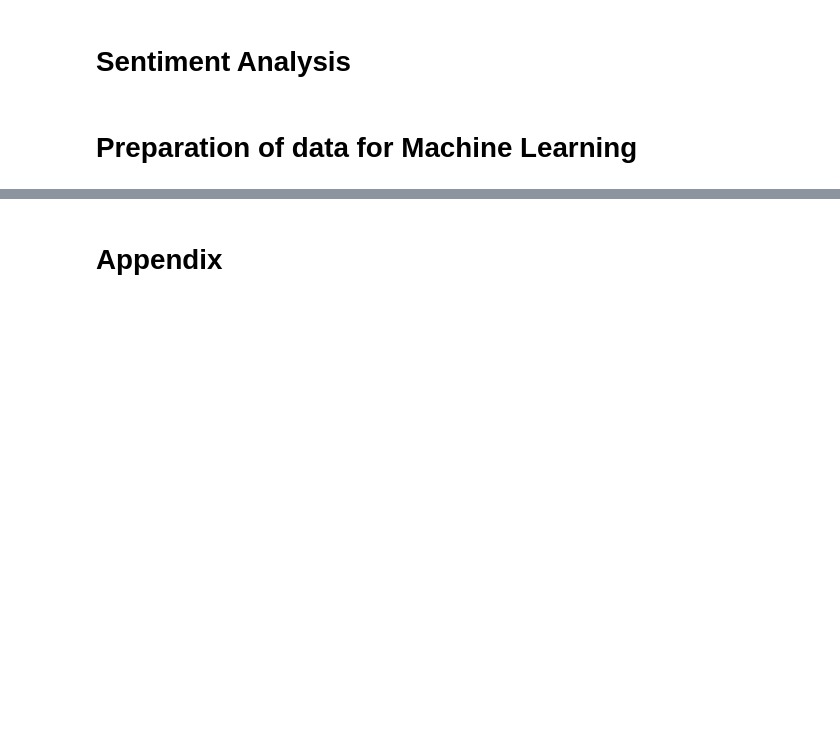
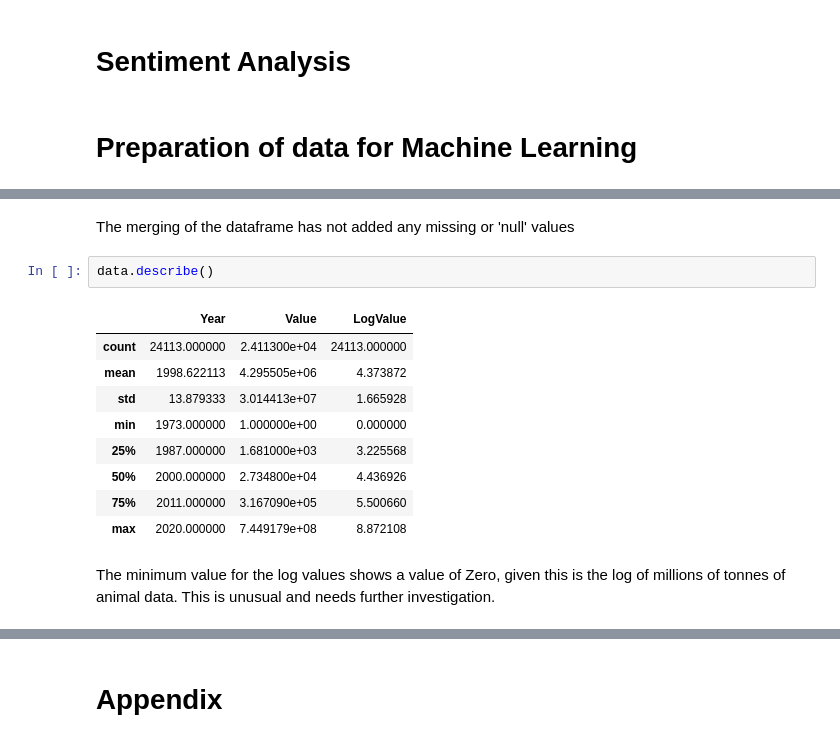
Before and after one commit to Shaun7559/CA2-Semester-1-SS, a Jupyter notebook: Report/Shaun_Smith_CA2_MSc_Data_Analytics.ipynb, the cells around one changed output, grey strips where cells are left out. Drawn from its saved outputs; the diff is of its cells as text; blank space fills up the shorter version.

```diff
--- a/Report/Shaun_Smith_CA2_MSc_Data_Analytics.ipynb
+++ b/Report/Shaun_Smith_CA2_MSc_Data_Analytics.ipynb
@@ -1714,0 +1721,17 @@ roundMannwhitneyuResult(statistic=213.0, pvalue=6.110445162237452e-12)
+# %% [markdown]
+The merging of the dataframe has not added any missing or 'null' values
+# %%
+data.describe()
+# %% [output]
+|  | Year | Value | LogValue |
+| count | 24113.000000 | 2.411300e+04 | 24113.000000 |
+| mean | 1998.622113 | 4.295505e+06 | 4.373872 |
+| std | 13.879333 | 3.014413e+07 | 1.665928 |
+| min | 1973.000000 | 1.000000e+00 | 0.000000 |
+| 25% | 1987.000000 | 1.681000e+03 | 3.225568 |
+| 50% | 2000.000000 | 2.734800e+04 | 4.436926 |
+| 75% | 2011.000000 | 3.167090e+05 | 5.500660 |
+| max | 2020.000000 | 7.449179e+08 | 8.872108 |
+# %% [markdown]
+The minimum value for the log values shows a value of Zero, given this is the log of millions of tonnes of animal
+data. This is unusual and needs further investigation.
```
Also changed, not shown: parts of 39 cells of this notebook.
